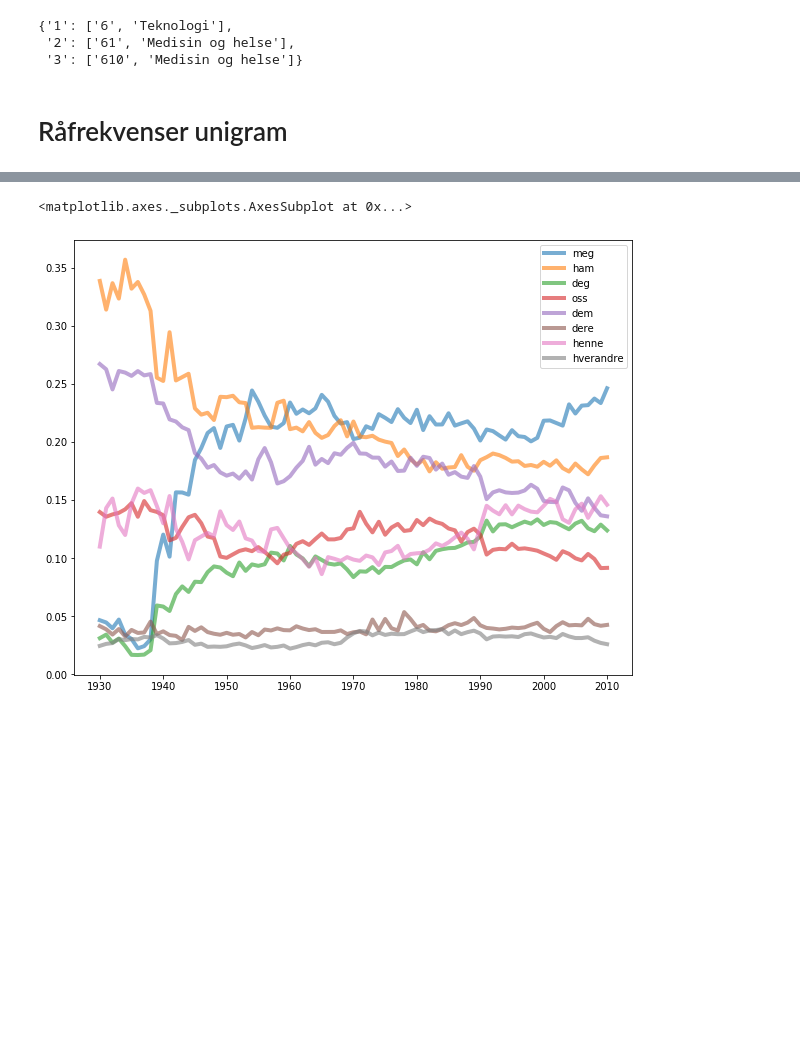
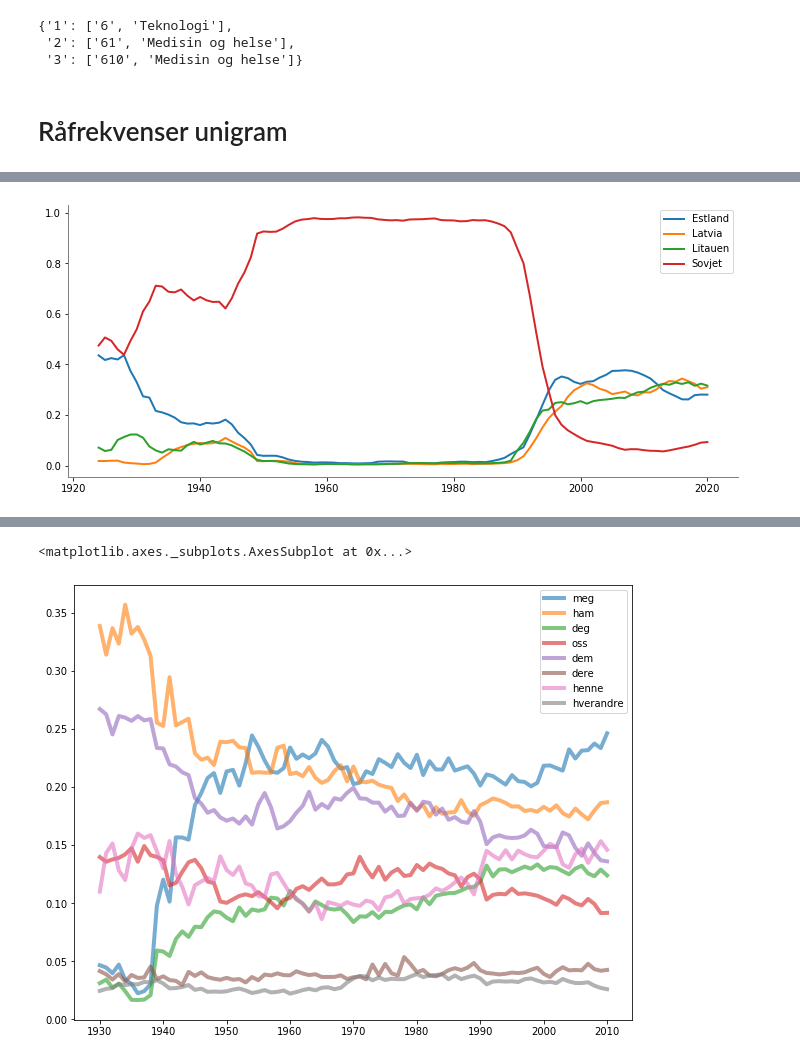
Before and after one commit to Yoonsen/ngram, a Jupyter notebook: N-gram dewy.ipynb, the cells around one changed output, grey strips where cells are left out. Drawn from its saved outputs; the diff is of its cells as text; code cells hidden in the pictures; blank space fills up the shorter version.

```diff
--- a/N-gram dewy.ipynb
+++ b/N-gram dewy.ipynb
@@ -58,0 +95,4 @@ kohort = "jeg du han hun vi de"
+# %%
+nplot("Latvia Litauen Estland Sovjet".split(), period = (1920, 2020), func = d2.ngram_news)
+# %% [output]
+[figure, added]
```
Also changed, not shown: parts of 27 cells of this notebook, 3 other files.
